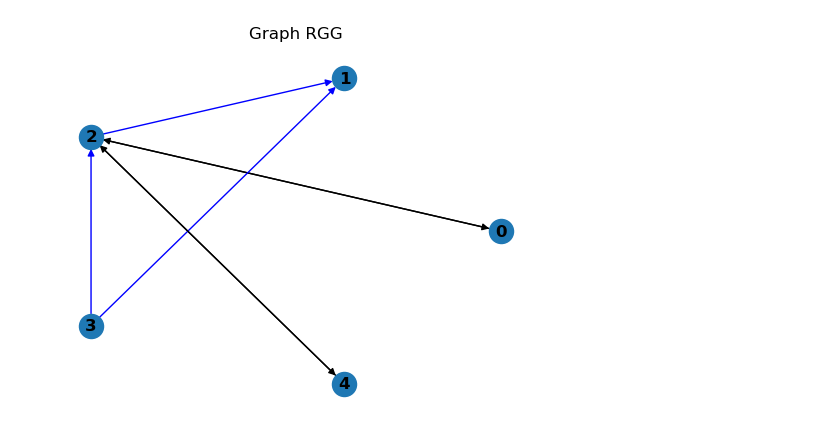
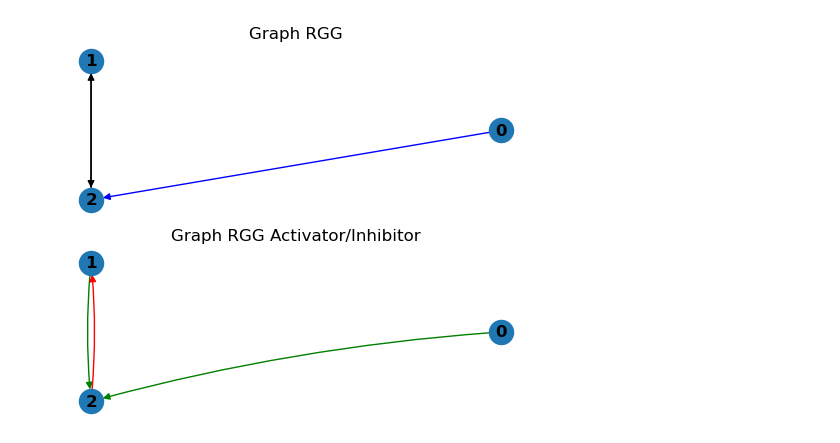
Before and after one commit to castlechild/GRNSimulation, a Jupyter notebook: exemple.ipynb, the cells around one changed output. Cells and saved outputs as stored; diff of their text form; code cells hidden in the pictures.

```diff
--- a/exemple.ipynb
+++ b/exemple.ipynb
@@ -1,10 +5,11 @@
 # %%
+import numpy as np
 import ochunGRN as oGRN
-GENESNB = 8
-test = oGRN.Grn(GENESNB,0.1,0.2)
-oGRN.plotGraph(test)
+GENESNB = 3
+test = oGRN.randomGrn(GENESNB,0.2,0.4)
+oGRN.plotGraph(test,actInhPlotBool=True)
 # %% [output]
-[figure, old version]
+[figure, new version]
 # %%
 
 Coeff = oGRN.getCoefficient(GENESNB)
```
Also changed, not shown: parts of 5 cells of this notebook, 9 other files.
